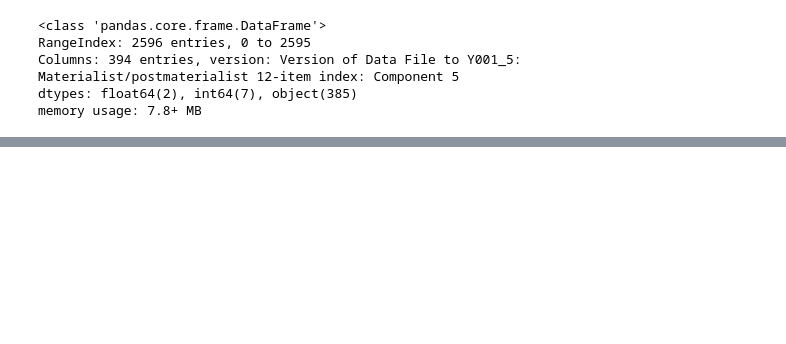
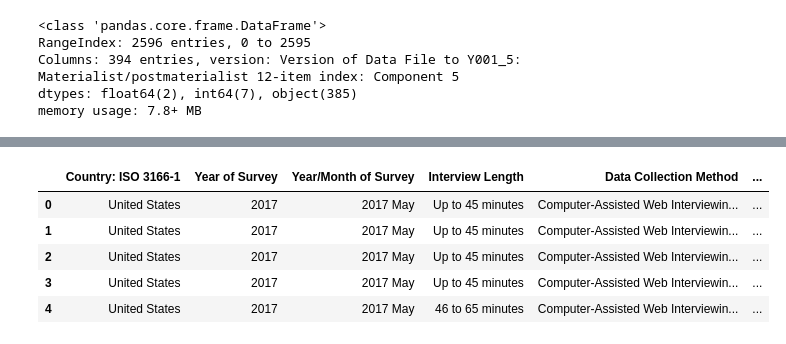
Before and after one commit to IndraNandagopal/ETL-World-Value-Survey-Data, a Jupyter notebook: project2.ipynb, the cells around one changed output, grey strips where cells are left out. Drawn from its saved outputs; the diff is of its cells as text; code cells hidden in the pictures; blank space fills up the shorter version.

```diff
--- a/project2.ipynb
+++ b/project2.ipynb
@@ -63,0 +119,53 @@ USA_WVS_2017_new.head()
+# %%
+Organizational_Membership_DF = USA_WVS_2017_Data[[
+'Country: ISO 3166-1',
+'Year of Survey',
+'Year/Month of Survey',
+'Interview Length',
+'Data Collection Method',
+'Region: ISO 3166-2',
+'Settlement Size',
+'Settlement Type',
+'Urban/Rural',
+'Language of Survey',
+'Respondent Interest',
+'Q59: Trust: Your neighborhood', 'Q60: Trust: People you know personally',
+'Q61: Trust: People you meet for the first time',
+'Q62: Trust: People of another religion',
+'Q63: Trust: People of another nationality',
+'Q64: Confidence: Churches',
+'Q65: Confidence: Armed Forces',
+'Q66: Confidence: The Press',
+'Q67: Confidence: Television',
+'Q68: Confidence: Labor Unions',
+'Q69: Confidence: The Police',
+'Q70: Confidence: Justice System/Courts',
+'Q71: Confidence: The Government',
+'Q72: Confidence: The Political Parties',
+'Q73: Confidence: Parliament',
+'Q74: Confidence: The Civil Services',
+'Q75: Confidence: Universities',
+'Q76: Confidence: Elections',
+'Q77: Confidence: Major Companies',
+'Q78: Confidence: Banks',
+'Q79: Confidence: The Environmental Protection Movement',
+'Q80: Confidence: The Women´s Movement',
+'Q81: Confidence: Charitable or humanitarian organizations',
+'Q82: Confidence: Major regional organization (combined from country-specific)',
+'Q82_NAFTA: Confidence: The North American Free Trade Agreement (NAFTA)',
+'Q83: Confidence: The United Nations (UN)',
+'Q84: Confidence: International Monetary Found (IMF)',
+'Q85: Confidence: International Criminal Court (ICC)',
+'Q86: Confidence: North Atlantic Treaty Organization (NATO)',
+'Q87: Confidence: The World Bank (WB)',
+'Q88: Confidence: The World Health Organization (WHO)',
+'Q89: Confidence: The World Trade Organization (WTO)']]
+
+Organizational_Membership_DF.head()
+# %% [output]
+|  | Country: ISO 3166-1 | Year of Survey | Year/Month of Survey | Interview Length | Data Collection Method | ... |
+| 0 | United States | 2017 | 2017 May | Up to 45 minutes | Computer-Assisted Web Interviewin... | ... |
+| 1 | United States | 2017 | 2017 May | Up to 45 minutes | Computer-Assisted Web Interviewin... | ... |
+| 2 | United States | 2017 | 2017 May | Up to 45 minutes | Computer-Assisted Web Interviewin... | ... |
+| 3 | United States | 2017 | 2017 May | Up to 45 minutes | Computer-Assisted Web Interviewin... | ... |
+| 4 | United States | 2017 | 2017 May | 46 to 65 minutes | Computer-Assisted Web Interviewin... | ... |
```
Also changed, not shown: parts of 13 cells of this notebook, 4 other files.
